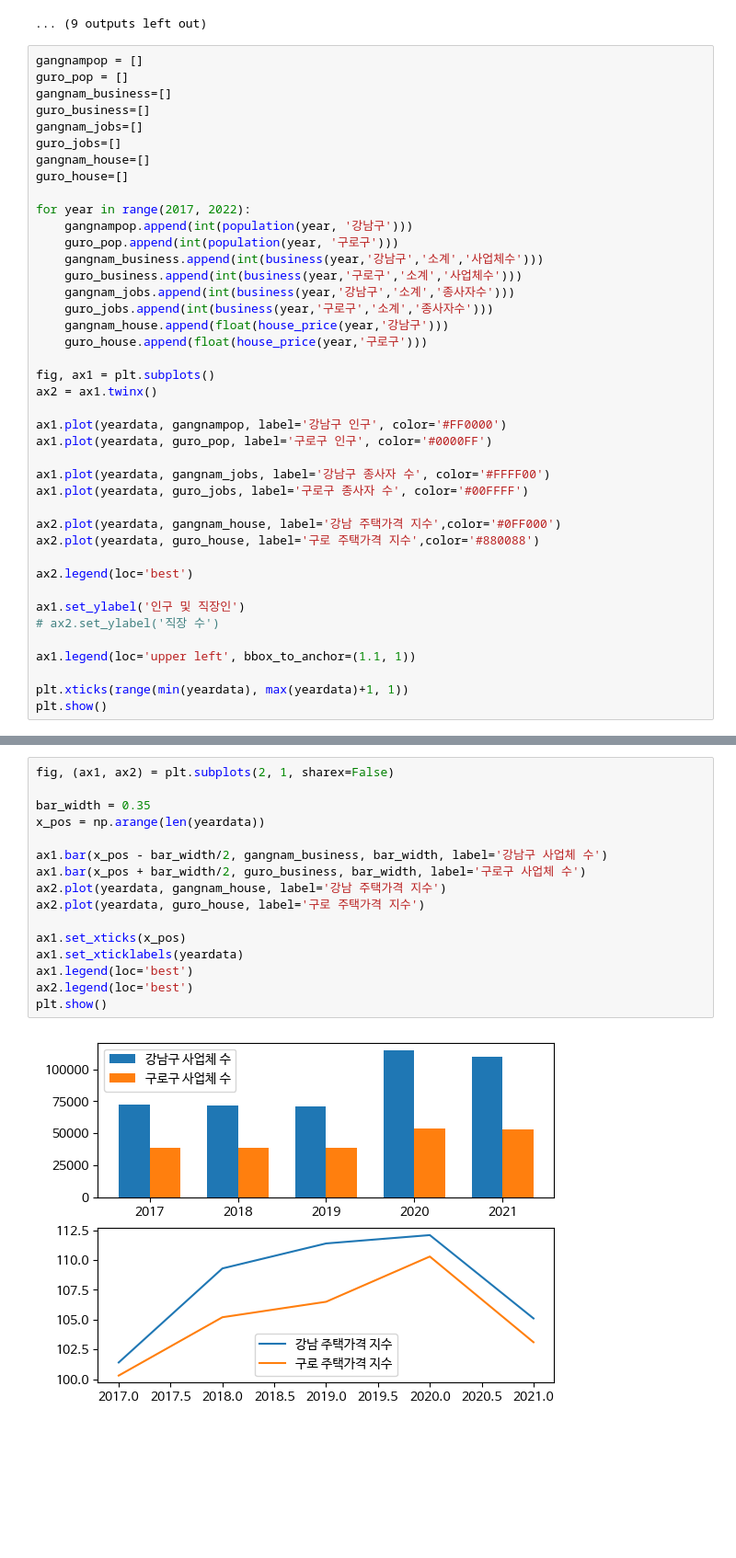
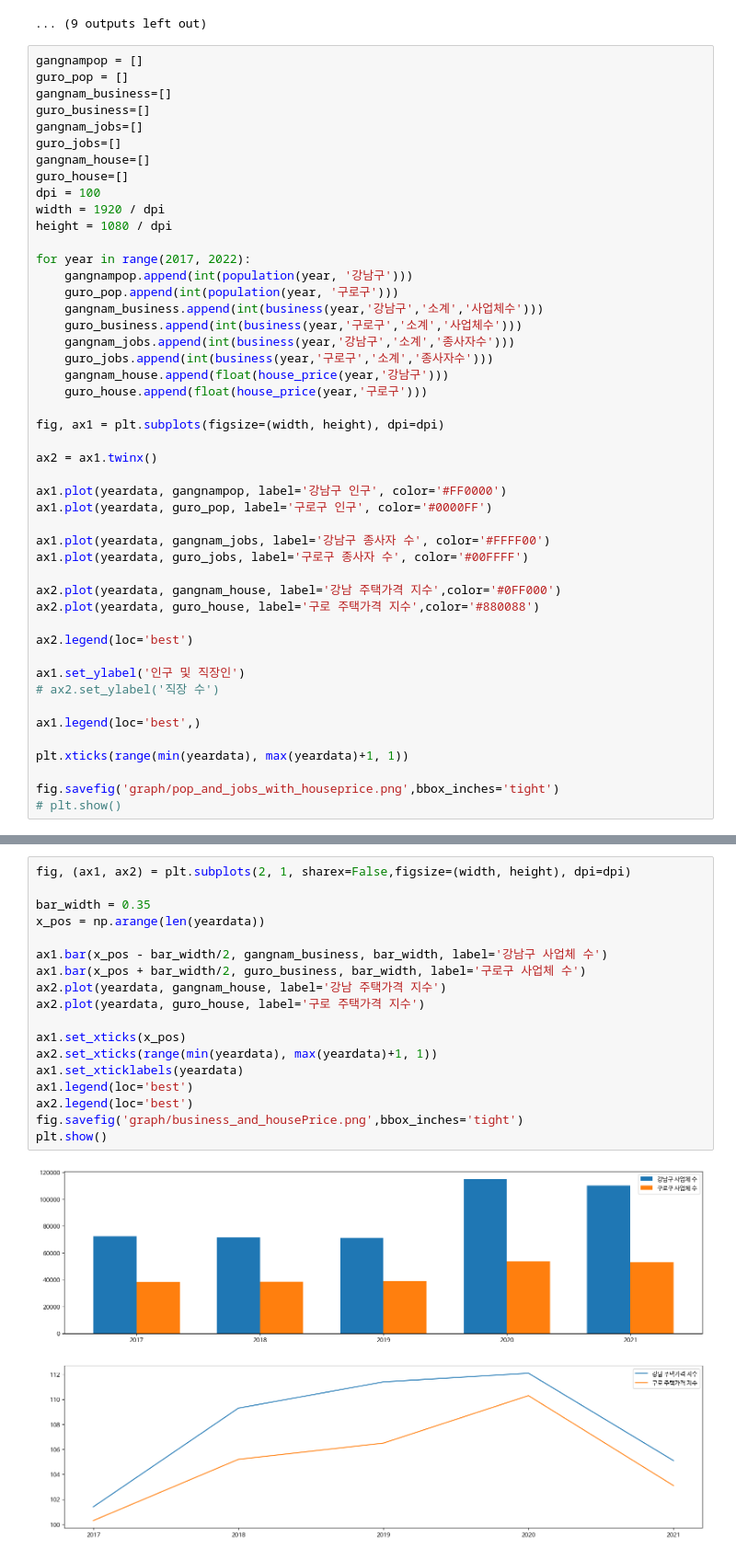
Before and after one commit to cav2280/dcx-1, a Jupyter notebook: main.ipynb, the cells around one changed output, grey strips where cells are left out. Shown: that part at 92% size. Drawn from its saved outputs; the diff is of its cells as text; blank space fills up the shorter version.

```diff
--- a/main.ipynb
+++ b/main.ipynb
@@ -259,6 +265,9 @@ gangnam_jobs=[]
 guro_jobs=[]
 gangnam_house=[]
 guro_house=[]
+dpi = 100
+width = 1920 / dpi
+height = 1080 / dpi
 
 for year in range(2017, 2022):
     gangnampop.append(int(population(year, '강남구')))
@@ -270,7 +279,8 @@ for year in range(2017, 2022):
     gangnam_house.append(float(house_price(year,'강남구')))
     guro_house.append(float(house_price(year,'구로구')))
 
-fig, ax1 = plt.subplots()
+fig, ax1 = plt.subplots(figsize=(width, height), dpi=dpi)
+
 ax2 = ax1.twinx()
 
 ax1.plot(yeardata, gangnampop, label='강남구 인구', color='#FF0000')
@@ -287,8 +297,10 @@ ax2.legend(loc='best')
 ax1.set_ylabel('인구 및 직장인')
 # ax2.set_ylabel('직장 수')
 
-ax1.legend(loc='upper left', bbox_to_anchor=(1.1, 1))
+ax1.legend(loc='best',)
 
 plt.xticks(range(min(yeardata), max(yeardata)+1, 1))
-plt.show()
+
+fig.savefig('graph/pop_and_jobs_with_houseprice.png',bbox_inches='tight')
+# plt.show()
 # %% [output]
@@ -296,21 +308,23 @@ plt.show()
 # %%
-fig, (ax1, ax2) = plt.subplots(2, 1, sharex=False)
+fig, (ax1, ax2) = plt.subplots(2, 1, sharex=False,figsize=(width, height), dpi=dpi)
 
 bar_width = 0.35
 x_pos = np.arange(len(yeardata))
 
 ax1.bar(x_pos - bar_width/2, gangnam_business, bar_width, label='강남구 사업체 수')
 ax1.bar(x_pos + bar_width/2, guro_business, bar_width, label='구로구 사업체 수')
 ax2.plot(yeardata, gangnam_house, label='강남 주택가격 지수')
 ax2.plot(yeardata, guro_house, label='구로 주택가격 지수')
 
 ax1.set_xticks(x_pos)
+ax2.set_xticks(range(min(yeardata), max(yeardata)+1, 1))
 ax1.set_xticklabels(yeardata)
 ax1.legend(loc='best')
 ax2.legend(loc='best')
+fig.savefig('graph/business_and_housePrice.png',bbox_inches='tight')
 plt.show()
 # %% [output]
-[figure, old version]
+[figure, new version]
 # %%
 poppark_gangnam=[]
 poppark_guro=[]
```
Also changed, not shown: parts of 10 cells of this notebook, 1 other file.
